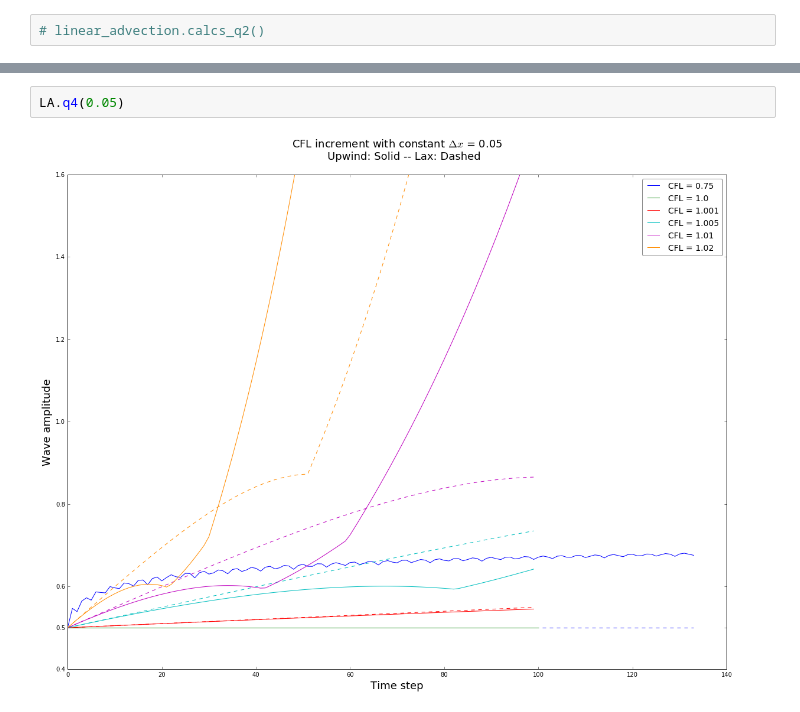
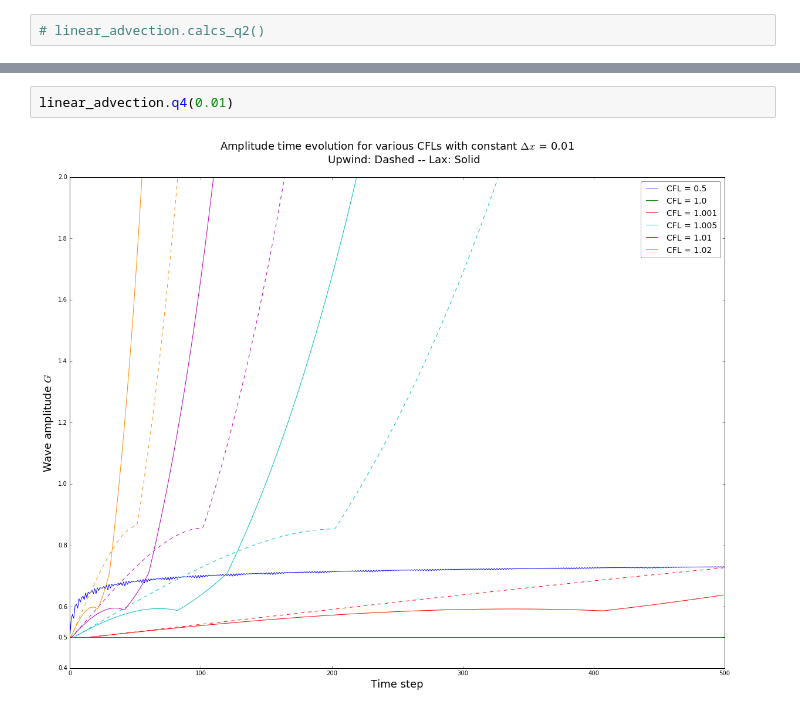
Before and after one commit to selimb/schoolstuff, a Jupyter notebook: mech539/ass1/LinearAdvection.ipynb, the cells around one changed output, grey strips where cells are left out. Drawn from its saved outputs; the diff is of its cells as text.

```diff
--- a/mech539/ass1/LinearAdvection.ipynb
+++ b/mech539/ass1/LinearAdvection.ipynb
@@ -64,4 +115,4 @@ linear_advection.q2_2()
 # %%
-LA.q4(0.05)
+linear_advection.q4(0.01)
 # %% [output]
-[figure, old version]
+[figure, new version]
```
Also changed, not shown: parts of 12 cells of this notebook, 2 other files.
